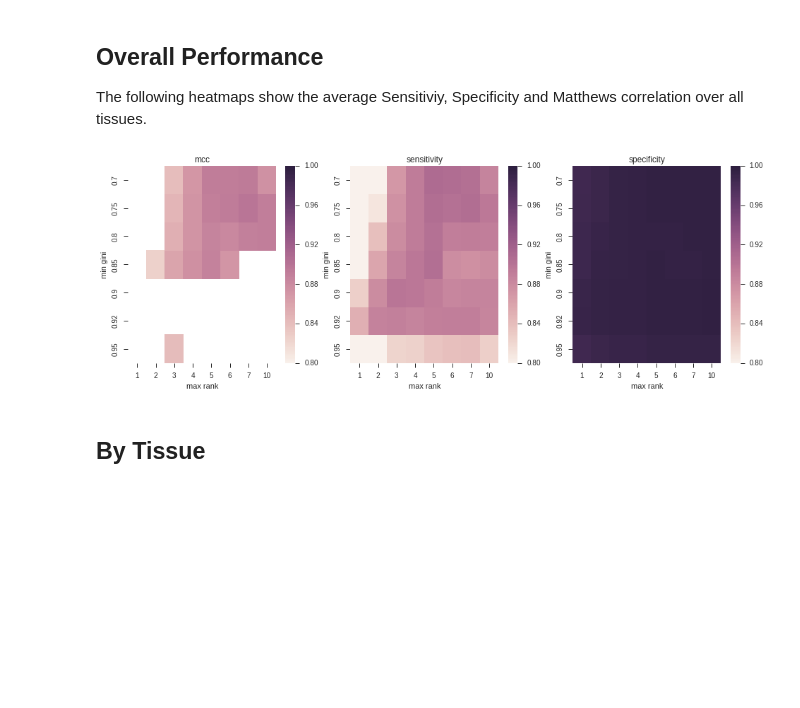
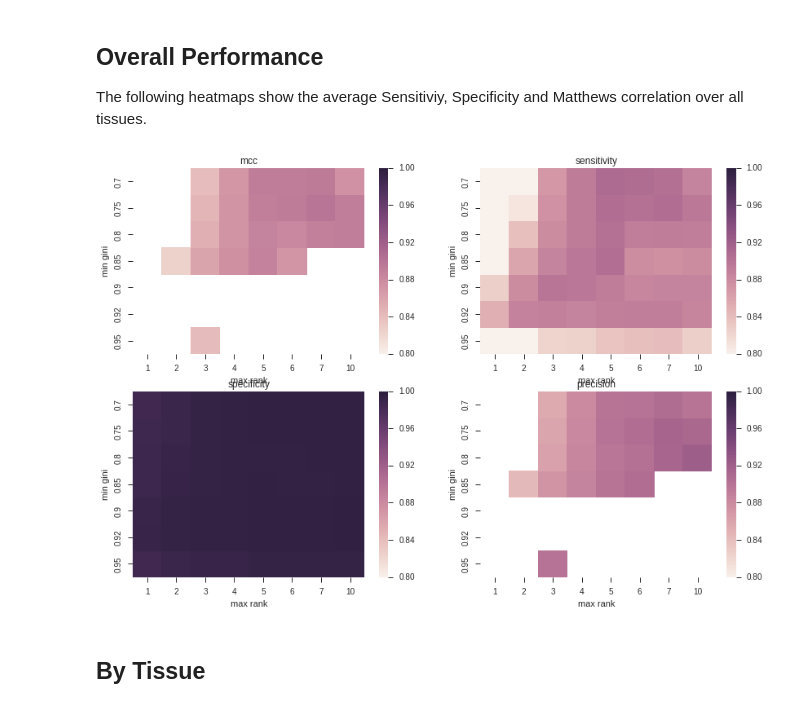
Before and after one commit to grst/pygenesig, a Jupyter notebook: notebooks/gini-gridsearch.ipynb, the cells around one changed output. Cells and saved outputs as stored; diff of their text form; code cells hidden in the pictures; blank space fills up the shorter version.

Commit message:
Add precision measure to gini validation.

```diff
--- a/notebooks/gini-gridsearch.ipynb
+++ b/notebooks/gini-gridsearch.ipynb
@@ -103,28 +106,33 @@ The following heatmaps show the average Sensitiviy, Specificity and Matthews cor
 mcc_per_tissue = []
 sens_per_tissue = []
 spec_per_tissue = []
+prec_per_tissue = []
 for signatures, cms in zip(grid_sig_res, grid_cm_res):
     sig_labels = BioQCSignatureTester.sort_signatures(signatures[0])
     mcc_per_tissue.append(performance_per_tissue(cms, sig_labels, pm.mcc))
     sens_per_tissue.append(performance_per_tissue(cms, sig_labels, pm.sens))
     spec_per_tissue.append(performance_per_tissue(cms, sig_labels, pm.spec))
+    prec_per_tissue.append(performance_per_tissue(cms, sig_labels, pm.prec_pos))
 # %%
 mcc_mean = [np.mean(list(iter(per_tissue.values()))) for per_tissue in mcc_per_tissue]
 sens_mean = [np.mean(list(iter(per_tissue.values()))) for per_tissue in sens_per_tissue]
 spec_mean = [np.mean(list(iter(per_tissue.values()))) for per_tissue in spec_per_tissue]
+prec_mean = [np.mean(list(iter(per_tissue.values()))) for per_tissue in prec_per_tissue]
 # %%
-fig, (ax1, ax2, ax3) = subplots(1, 3, figsize=(16, 5))
+fig, ((ax1, ax2), (ax3, ax4)) = subplots(2, 2, figsize=(14, 9))
 sns.heatmap(reshape(mcc_mean), xticklabels=rk_list, yticklabels=gini_list, ax=ax1, vmin=.8, vmax=1.)
 ax1.set_title("mcc")
 sns.heatmap(reshape(sens_mean), xticklabels=rk_list, yticklabels=gini_list, ax=ax2, vmin=.8, vmax=1.)
 ax2.set_title("sensitivity")
 sns.heatmap(reshape(spec_mean), xticklabels=rk_list, yticklabels=gini_list, ax=ax3, vmin=.8, vmax=1.)
 ax3.set_title("specificity")
-for ax in (ax1, ax2, ax3):
+sns.heatmap(reshape(prec_mean), xticklabels=rk_list, yticklabels=gini_list, ax=ax4, vmin=.8, vmax=1.)
+ax4.set_title("precision")
+for ax in (ax1, ax2, ax3, ax4):
     ax.set_xlabel("max rank")
     ax.set_ylabel("min gini")
 # %% [output]
-[figure, old version]
+[figure, new version]
 # %% [markdown]
 ## By Tissue
 # %%
```
Also changed, not shown: parts of 3 cells of this notebook, 3 other files.
